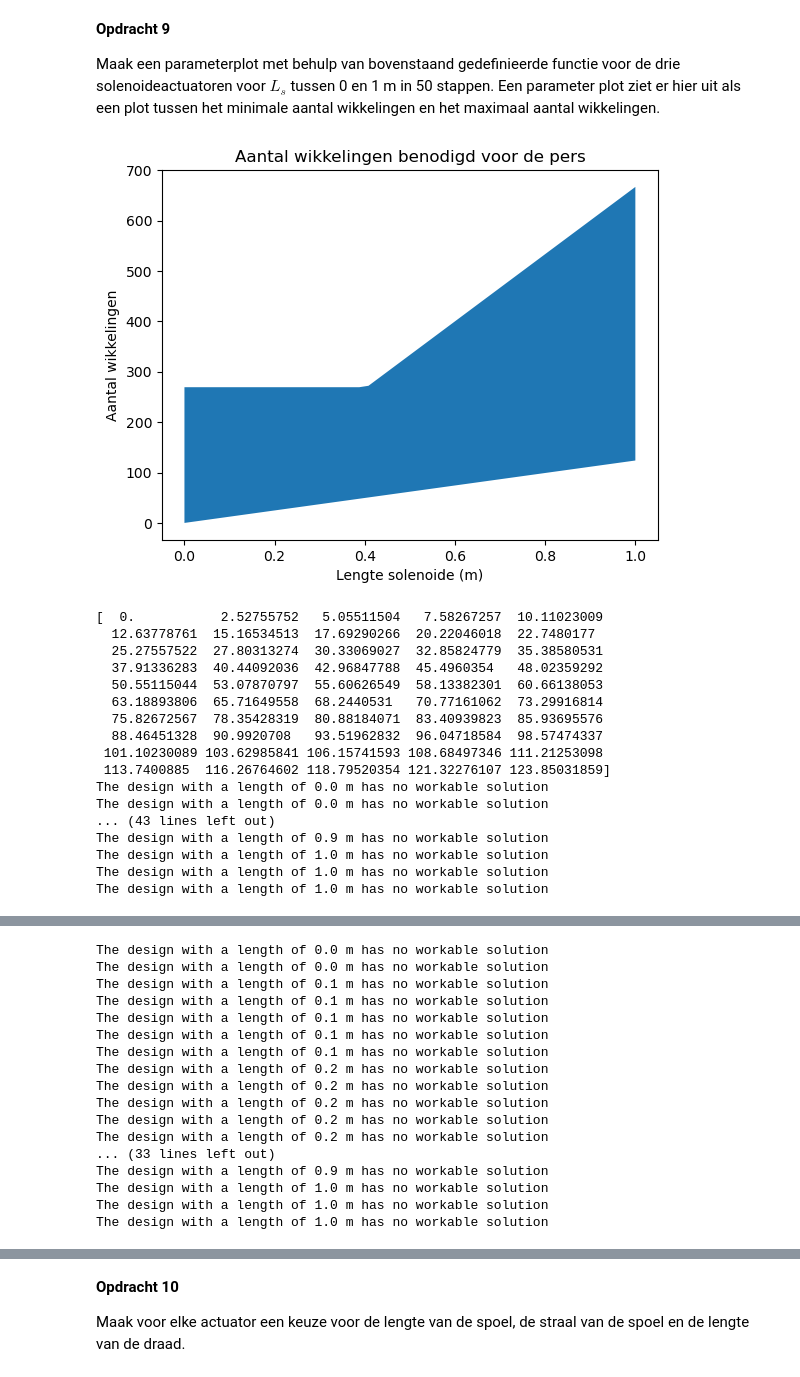
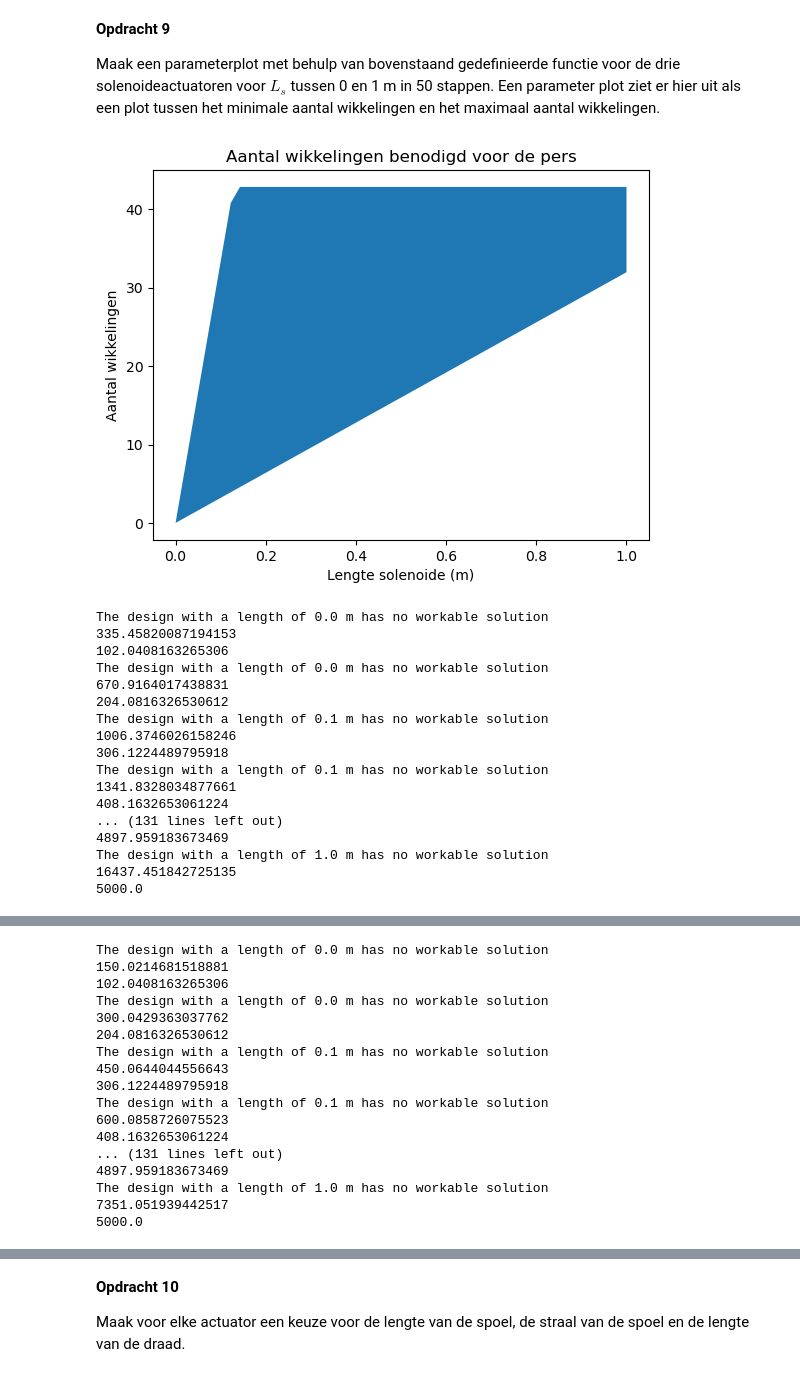
Before and after one commit to AragonMvD/opdrachten-DEF-Day, a Jupyter notebook: 2KrachtactuatorOpdracht/2KrachtactuatorOpdracht/KrachtactuatorOpdracht.ipynb, the cells around one changed output, grey strips where cells are left out. Cells and saved outputs as stored; diff of their text form; code cells hidden in the pictures.

```diff
--- a/2KrachtactuatorOpdracht/2KrachtactuatorOpdracht/KrachtactuatorOpdracht.ipynb
+++ b/2KrachtactuatorOpdracht/2KrachtactuatorOpdracht/KrachtactuatorOpdracht.ipynb
@@ -165,7 +165,7 @@ def func(U,I,r):
 L_1 = func(12,180,1.5e-3)
 print("De maximale lengte van het draad voor de pers is %.2f m" % L_1)
 
-L_2 = func(5,0.04,0.05e-3)
+L_2 = func(5,0.5,0.1e-3)
 print("De maximale lengte van het draad voor de telefoon vibrator is %.2f m" % L_2)
 
 L_3 = func(9,0.5,0.1e-3)
@@ -196,7 +196,7 @@ Het maximum aantal wikkelingen is de kleinste van voorwaarde 2) en 3). Geef een
 Plaats hier een png met jullie eventuele analytische afleiding.
 # %%
 #Relevante constantes:
-chi_ijzer = 5000
+chi_ijzer = 1.5e4
 mu0 = 1.25663706127e-6
 
 
@@ -204,17 +204,21 @@ mu0 = 1.25663706127e-6
 def aantal_wikkelingen(L_s,L_d,r_s,r_d,I,F):
 
     N_min = np.sqrt((2*F*L_s**2)/(I**2 * np.pi *r_s**2 * mu0*chi_ijzer))
-    N_max_1 = L_s/r_d
-    N_max_2 = L_d/r_s
+    N_max_1 = L_s/(2*r_d)
+    N_max_2 = L_d/(2*np.pi*r_s)
     if N_min > N_max_1: ## Als het ontwerp niet mogelijk is.
         print('The design with a length of %.1f m has no workable solution'%L_s)
+        print(N_min)
+        print(N_max_1)
         N_min = 'NaN'
         N_max = 'NaN'
     elif N_min > N_max_2: ## Als het ontwerp niet mogelijk is.
-        print('The design with a length of %.1f m has no workable solution'%L_d)
+        print('The design with a length of %.1f m has no workable solution'%L_s)
+        print(N_min)
+        print(N_max_2)
         N_min = 'NaN'
         N_max = 'NaN'
-    N_max = max(N_max_1,N_max_2)
+    N_max = min(N_max_1,N_max_2)
     return N_min, N_max
 # %% [markdown]
 Een parameter plot geeft ons inzicht in de haalbaarheid van het idee. In dit geval willen we kijken naar het mogelijke aantal wikkelingen en de lengte van onze solenoide. Hieronder staat een voorbeeld van code die een voorbeeld plot creëert met minimale eis $y=x$ en de maximale eis $y=2x$.
@@ -239,7 +243,7 @@ L_solonoide = np.linspace(0,1,50)
 
 #Toepassing 1: Pers
 r_s1 = 0.1 #m
-F1 = 49050 #N
+F1 = 9810 #N
 
 N_min1 = np.zeros(len(L_solonoide))
 N_max1 = np.zeros(len(L_solonoide))
@@ -254,7 +258,6 @@ plt.ylabel("Aantal wikkelingen")
 plt.title("Aantal wikkelingen benodigd voor de pers")
 plt.show()
 
-print(N_min1)
 
 #Toepassing 2: Telefoon vibrator
 r_s2 = 1e-3
@@ -262,49 +265,49 @@ F2 = 2 #N
 
 N_min2 = np.zeros(len(L_solonoide))
 N_max2 = np.zeros(len(L_solonoide))
 
 for i in range(len(L_solonoide)):
-    N_min2[i], N_max2[i] = aantal_wikkelingen(L_solonoide[i],L_2,r_s2,0.05e-3,0.04,F2)
+    N_min2[i], N_max2[i] = aantal_wikkelingen(L_solonoide[i],L_2,r_s2,0.1e-3,0.5,F2)
 
 plt.figure()
 plt.fill_between(L_solonoide,N_min2, N_max2)
 plt.xlabel("Lengte solenoide (m)")
 plt.ylabel("Aantal wikkelingen")
 plt.title("Aantal wikkelingen benodigd voor de telefoon vibrator")
 plt.show()
 
 #Toepassing 3: Elektronisch deurslot
 r_s3 = 1e-2
 F3 = 40 #N
 
 N_min3 = np.zeros(len(L_solonoide))
 N_max3 = np.zeros(len(L_solonoide))
 
 for i in range(len(L_solonoide)):
     N_min3[i], N_max3[i] = aantal_wikkelingen(L_solonoide[i],L_3,r_s3,0.1e-3,0.5,F3)
 
 plt.figure()
 plt.fill_between(L_solonoide,N_min3, N_max3)
 plt.xlabel("Lengte solenoide (m)")
 plt.ylabel("Aantal wikkelingen")
 plt.title("Aantal wikkelingen benodigd voor het elektronische deurslot")
 plt.show()
 # %% [output]
-[figure, old version]
+[figure, new version]
-[  0.           2.52755752   5.05511504   7.58267257  10.11023009
-  12.63778761  15.16534513  17.69290266  20.22046018  22.7480177
-  25.27557522  27.80313274  30.33069027  32.85824779  35.38580531
-  37.91336283  40.44092036  42.96847788  45.4960354   48.02359292
-  50.55115044  53.07870797  55.60626549  58.13382301  60.66138053
-  63.18893806  65.71649558  68.2440531   70.77161062  73.29916814
-  75.82672567  78.35428319  80.88184071  83.40939823  85.93695576
-  88.46451328  90.9920708   93.51962832  96.04718584  98.57474337
- 101.10230089 103.62985841 106.15741593 108.68497346 111.21253098
- 113.7400885  116.26764602 118.79520354 121.32276107 123.85031859]
 The design with a length of 0.0 m has no workable solution
+335.45820087194153
+102.0408163265306
 The design with a length of 0.0 m has no workable solution
-... (43 lines left out)
-The design with a length of 0.9 m has no workable solution
+670.9164017438831
+204.0816326530612
+The design with a length of 0.1 m has no workable solution
+1006.3746026158246
+306.1224489795918
+The design with a length of 0.1 m has no workable solution
+1341.8328034877661
+408.1632653061224
+... (131 lines left out)
+4897.959183673469
 The design with a length of 1.0 m has no workable solution
-The design with a length of 1.0 m has no workable solution
-The design with a length of 1.0 m has no workable solution
+16437.451842725135
+5000.0
@@ -312,17 +315,17 @@ The design with a length of 1.0 m has no workable solution
 The design with a length of 0.0 m has no workable solution
+150.0214681518881
+102.0408163265306
 The design with a length of 0.0 m has no workable solution
+300.0429363037762
+204.0816326530612
 The design with a length of 0.1 m has no workable solution
+450.0644044556643
+306.1224489795918
 The design with a length of 0.1 m has no workable solution
-The design with a length of 0.1 m has no workable solution
-The design with a length of 0.1 m has no workable solution
-The design with a length of 0.1 m has no workable solution
-The design with a length of 0.2 m has no workable solution
-The design with a length of 0.2 m has no workable solution
-The design with a length of 0.2 m has no workable solution
-The design with a length of 0.2 m has no workable solution
-The design with a length of 0.2 m has no workable solution
-... (33 lines left out)
-The design with a length of 0.9 m has no workable solution
+600.0858726075523
+408.1632653061224
+... (131 lines left out)
+4897.959183673469
 The design with a length of 1.0 m has no workable solution
-The design with a length of 1.0 m has no workable solution
-The design with a length of 1.0 m has no workable solution
+7351.051939442517
+5000.0
```
Also changed, not shown: parts of 3 cells of this notebook.
